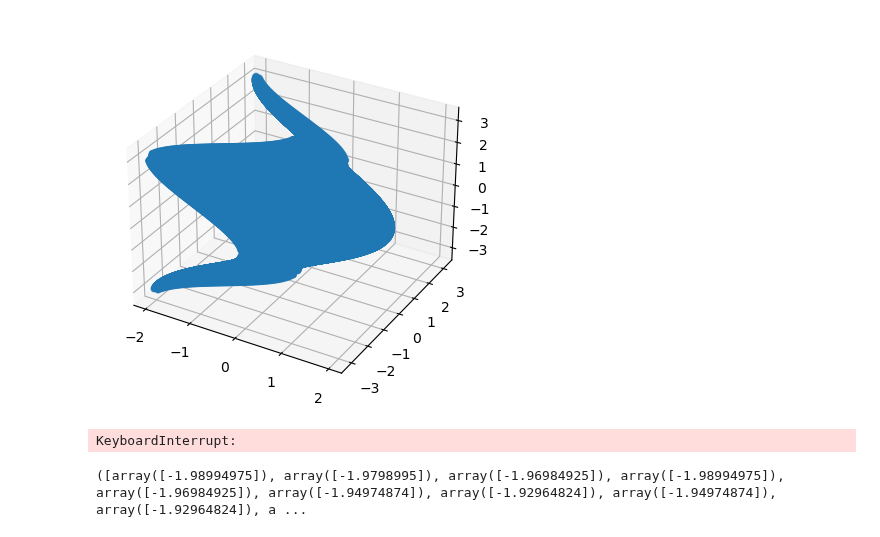
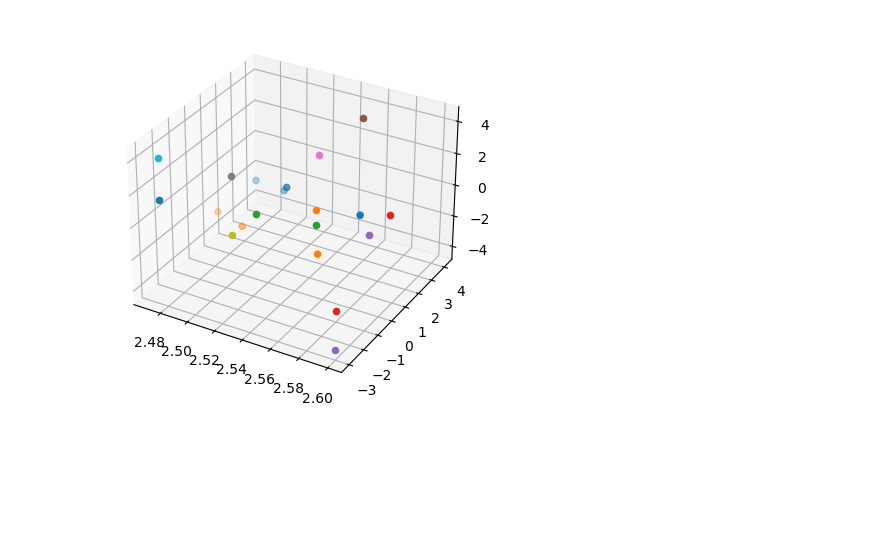
Before and after one commit to gregora/Workspace-of-Redundant-Robots, a Jupyter notebook: example.ipynb, the cells around one changed output. Cells and saved outputs as stored; diff of their text form; code cells hidden in the pictures; blank space fills up the shorter version.

```diff
--- a/example.ipynb
+++ b/example.ipynb
@@ -41,36 +117,49 @@ def Jt(x, t):
 # %%
-N = 20
+N = 40
 
 h = 2*6.14/N
 
-xs = [np.linspace(-3.14, 3.14, N), np.linspace(-3.14, 3.14, N)]
-x0s = [np.linspace(-3.14, 3.14, 20), np.linspace(-3.14, 3.14, 20)]
+xs = [np.linspace(0, 2.6, int(N / 2.41)), np.linspace(-3.14, 3.14, N), np.linspace(-3.14, 3.14, N)]
 
-t = Cloud.carteisan_product([np.linspace(-2, 2, N)])
+t = Cloud.carteisan_product([np.linspace(-30, 30, N // 2), np.linspace(-30, 30, N // 2)])
 
+dx = np.array([h, h, h])
 
-slices = Cloud.GetSlicesInverse(xs, t, inverse, 1)
-cloud = Cloud.Slices2Pointcloud(slices)
+oc = 4
+om = 30
+
+#slices = Cloud.GetSlicesInverse(xs, t, inverse, 2)
+#cloud = Cloud.Slices2Pointcloud(slices)
+# %%
+slices = Cloud.GetSlicesInverse(xs, t, inverse, 2)
+20
+ks, trees, manifolds, mappings = Manifolds.ClusterSlices(slices, 0.1, oc)
 # %%
-#render cloud in 3d space
+id = 2050
+
+for i, m in enumerate(manifolds):
+    if len(m) > 1:
+        id = i
+        break
+
+
+#3d plot
 
 fig = plt.figure()
+
 ax = fig.add_subplot(111, projection='3d')
 
-cloud = np.array(cloud)
 
-ax.scatter(cloud[:, 0], cloud[:, 1], cloud[:, 2])
+for m in manifolds[id]:
+    m = list(m)
+    m = np.array(m)
+
+    ax.scatter(m[:, 0], m[:, 1], m[:, 2], 'b')
 
 plt.show()
 # %% [output]
-[figure, old version]
+[figure, new version]
 # %%
-dx = np.array([h, h])
 
-borders = Algorithm.GetBordersInverse(xs, t, dx, inverse, 1, Jx, Jt)
+
+barriers, markers = Algorithm.GetBordersInverse(xs, t, dx, inverse, 2, Jx, Jt, oc, om)
-# %% [output]
-KeyboardInterrupt:
-# %%
-print(borders)
-# %% [output]
-([array([-1.98994975]), array([-1.9798995]), array([-1.96984925]), array([-1.98994975]), array([-1.96984925]), array([-1.94974874]), array([-1.92964824]), array([-1.94974874]), array([-1.92964824]), a ...
```
Also changed, not shown: parts of 4 cells of this notebook, 1 other file.
